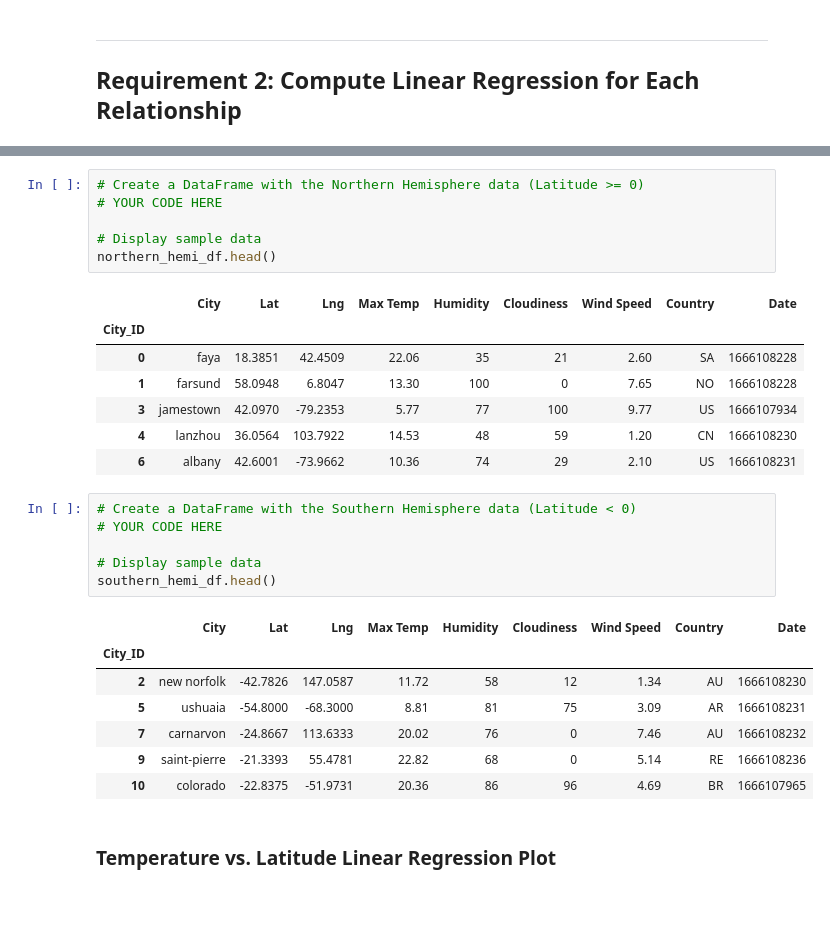
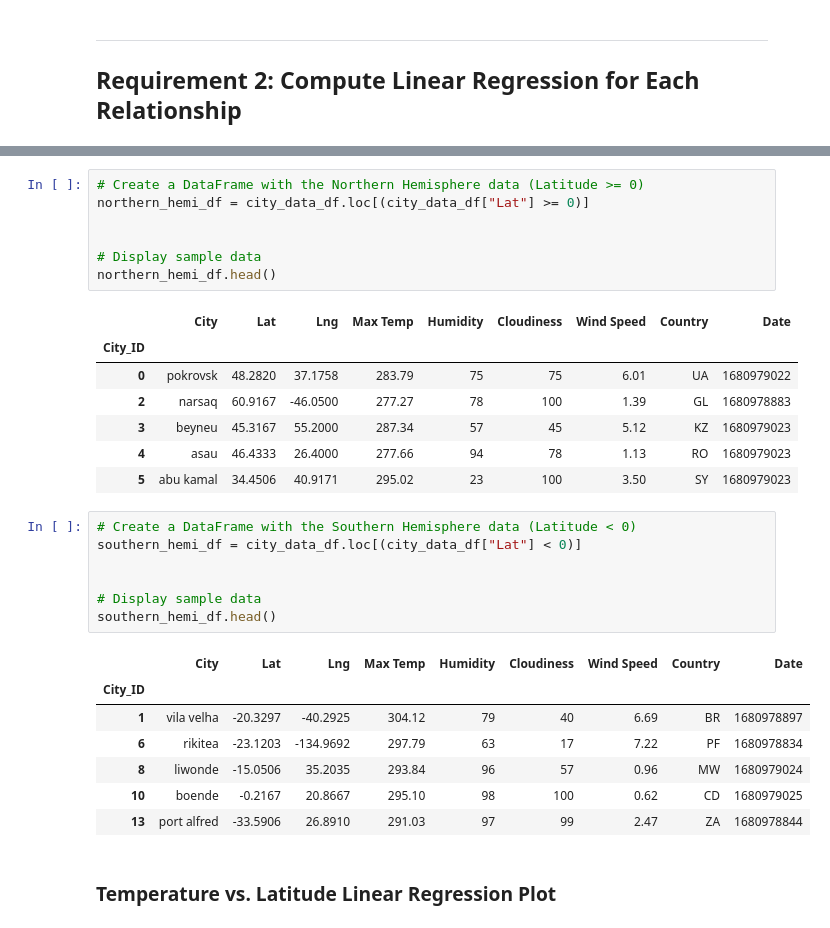
Before and after one commit to jessicabarker51/python-api-challenge, a Jupyter notebook: WeatherPy.ipynb, the cells around one changed output, grey strips where cells are left out. Drawn from its saved outputs; the diff is of its cells as text.

```diff
--- a/WeatherPy.ipynb
+++ b/WeatherPy.ipynb
@@ -251,31 +325,33 @@ plt.show()
 # %%
 # Create a DataFrame with the Northern Hemisphere data (Latitude >= 0)
-# YOUR CODE HERE
+northern_hemi_df = city_data_df.loc[(city_data_df["Lat"] >= 0)]
+
 
 # Display sample data
 northern_hemi_df.head()
 # %% [output]
 |  | City | Lat | Lng | Max Temp | Humidity | Cloudiness | Wind Speed | Country | Date |
 | City_ID |  |  |  |  |  |  |  |  |  |
-| 0 | faya | 18.3851 | 42.4509 | 22.06 | 35 | 21 | 2.60 | SA | 1666108228 |
-| 1 | farsund | 58.0948 | 6.8047 | 13.30 | 100 | 0 | 7.65 | NO | 1666108228 |
-| 3 | jamestown | 42.0970 | -79.2353 | 5.77 | 77 | 100 | 9.77 | US | 1666107934 |
-| 4 | lanzhou | 36.0564 | 103.7922 | 14.53 | 48 | 59 | 1.20 | CN | 1666108230 |
-| 6 | albany | 42.6001 | -73.9662 | 10.36 | 74 | 29 | 2.10 | US | 1666108231 |
+| 0 | pokrovsk | 48.2820 | 37.1758 | 283.79 | 75 | 75 | 6.01 | UA | 1680979022 |
+| 2 | narsaq | 60.9167 | -46.0500 | 277.27 | 78 | 100 | 1.39 | GL | 1680978883 |
+| 3 | beyneu | 45.3167 | 55.2000 | 287.34 | 57 | 45 | 5.12 | KZ | 1680979023 |
+| 4 | asau | 46.4333 | 26.4000 | 277.66 | 94 | 78 | 1.13 | RO | 1680979023 |
+| 5 | abu kamal | 34.4506 | 40.9171 | 295.02 | 23 | 100 | 3.50 | SY | 1680979023 |
 # %%
 # Create a DataFrame with the Southern Hemisphere data (Latitude < 0)
-# YOUR CODE HERE
+southern_hemi_df = city_data_df.loc[(city_data_df["Lat"] < 0)]
+
 
 # Display sample data
 southern_hemi_df.head()
 # %% [output]
 |  | City | Lat | Lng | Max Temp | Humidity | Cloudiness | Wind Speed | Country | Date |
 | City_ID |  |  |  |  |  |  |  |  |  |
-| 2 | new norfolk | -42.7826 | 147.0587 | 11.72 | 58 | 12 | 1.34 | AU | 1666108230 |
-| 5 | ushuaia | -54.8000 | -68.3000 | 8.81 | 81 | 75 | 3.09 | AR | 1666108231 |
-| 7 | carnarvon | -24.8667 | 113.6333 | 20.02 | 76 | 0 | 7.46 | AU | 1666108232 |
-| 9 | saint-pierre | -21.3393 | 55.4781 | 22.82 | 68 | 0 | 5.14 | RE | 1666108236 |
-| 10 | colorado | -22.8375 | -51.9731 | 20.36 | 86 | 96 | 4.69 | BR | 1666107965 |
+| 1 | vila velha | -20.3297 | -40.2925 | 304.12 | 79 | 40 | 6.69 | BR | 1680978897 |
+| 6 | rikitea | -23.1203 | -134.9692 | 297.79 | 63 | 17 | 7.22 | PF | 1680978834 |
+| 8 | liwonde | -15.0506 | 35.2035 | 293.84 | 96 | 57 | 0.96 | MW | 1680979024 |
+| 10 | boende | -0.2167 | 20.8667 | 295.10 | 98 | 100 | 0.62 | CD | 1680979025 |
+| 13 | port alfred | -33.5906 | 26.8910 | 291.03 | 97 | 99 | 2.47 | ZA | 1680978844 |
 # %% [markdown]
 ###  Temperature vs. Latitude Linear Regression Plot
 # %%
```
Also changed, not shown: parts of 30 cells of this notebook, 7 other files.
